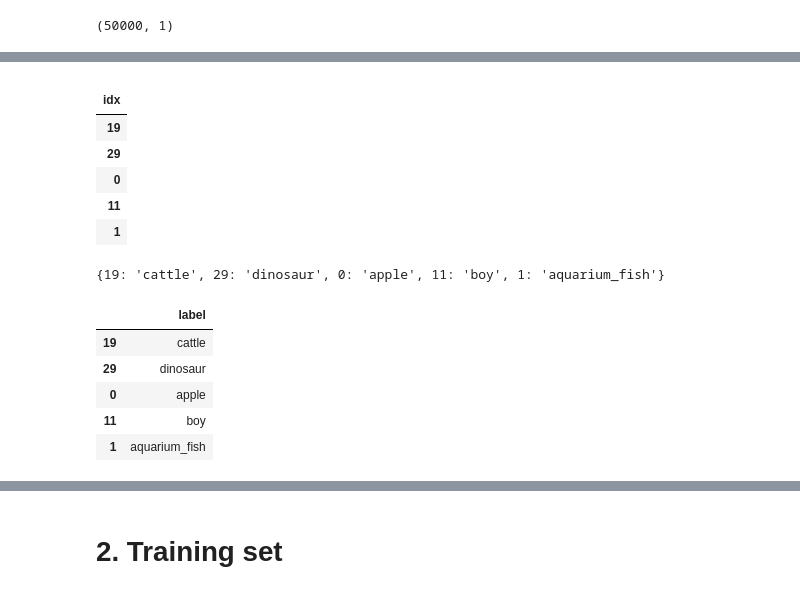
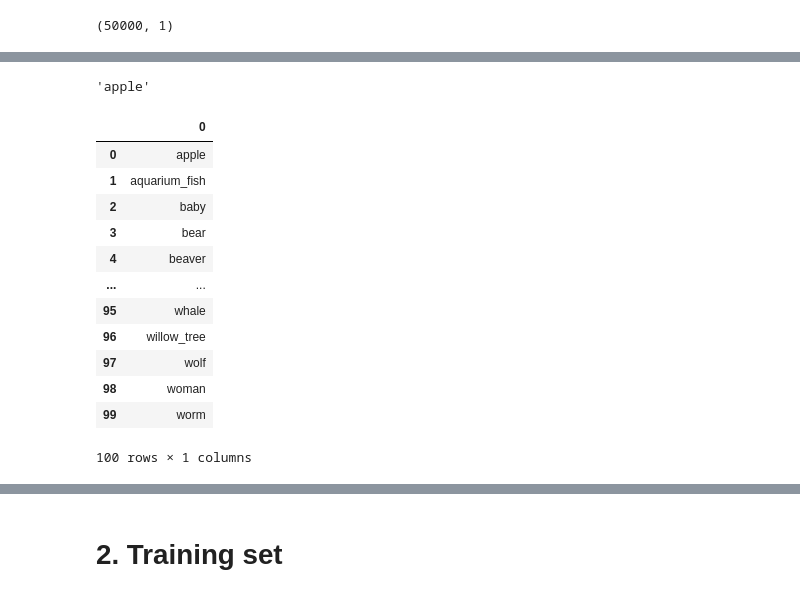
Before and after one commit to KonuTech/CIFAR-10-object-recognition-in-images-techniques, a Jupyter notebook: image_classification.ipynb, the cells around one changed output, grey strips where cells are left out. Drawn from its saved outputs; the diff is of its cells as text; code cells hidden in the pictures.

```diff
--- a/image_classification.ipynb
+++ b/image_classification.ipynb
@@ -72,16 +26,0 @@ s1
-# %%
-s1 = s1.set_index("idx")
-s1
-# %% [output]
-|  |
-| idx |
-| 19 |
-| 29 |
-| 0 |
-| 11 |
-| 1 |
-# %%
-s2_dict = {19: 'cattle', 29: 'dinosaur', 0: 'apple', 11: 'boy', 1: 'aquarium_fish'}
-s2_dict
-# %% [output]
-{19: 'cattle', 29: 'dinosaur', 0: 'apple', 11: 'boy', 1: 'aquarium_fish'}
@@ -88,10 +29,21 @@ s2_dict
+# %%
+labels_dictionary[0]
+# %% [output]
+'apple'
 # %%
-s2 = pd.DataFrame.from_dict(s2_dict, orient='index', columns=["label"])
-s2
+labels_dictionary = pd.DataFrame.from_dict(labels_dictionary, orient="index")
+labels_dictionary
 # %% [output]
-|  | label |
-| 19 | cattle |
-| 29 | dinosaur |
+|  | 0 |
 | 0 | apple |
-| 11 | boy |
 | 1 | aquarium_fish |
+| 2 | baby |
+| 3 | bear |
+| 4 | beaver |
+| ... | ... |
+| 95 | whale |
+| 96 | willow_tree |
+| 97 | wolf |
+| 98 | woman |
+| 99 | worm |
+100 rows × 1 columns
```
Also changed, not shown: parts of 17 cells of this notebook, 3 other files.
